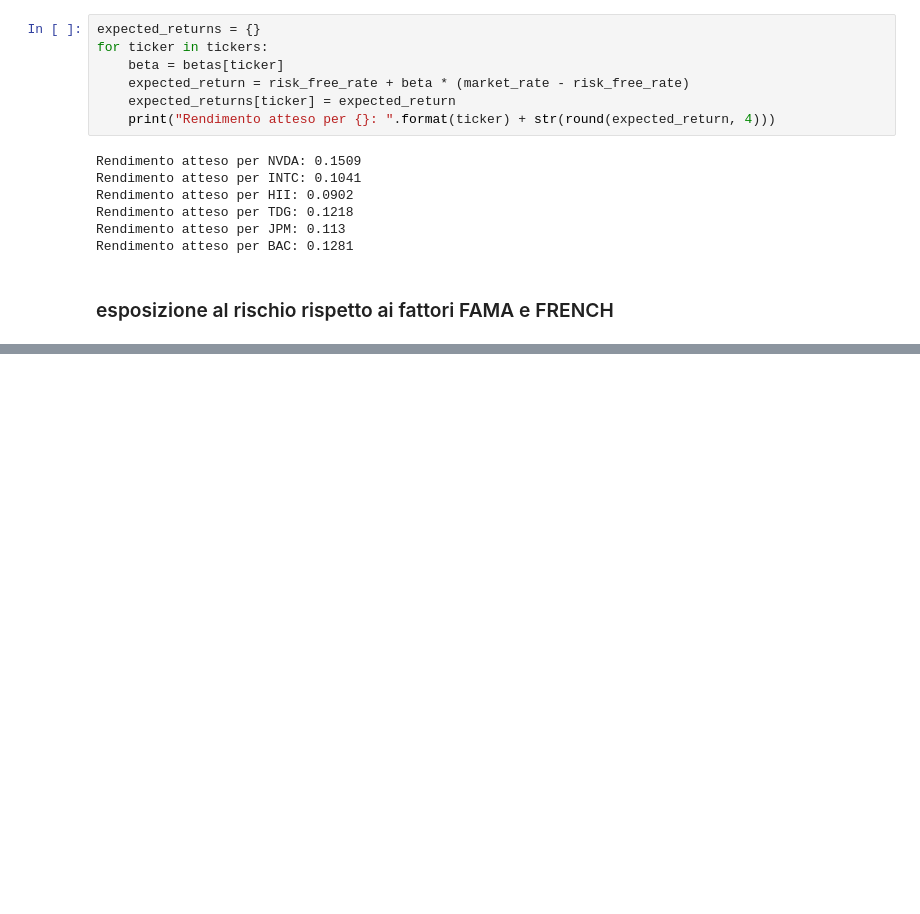
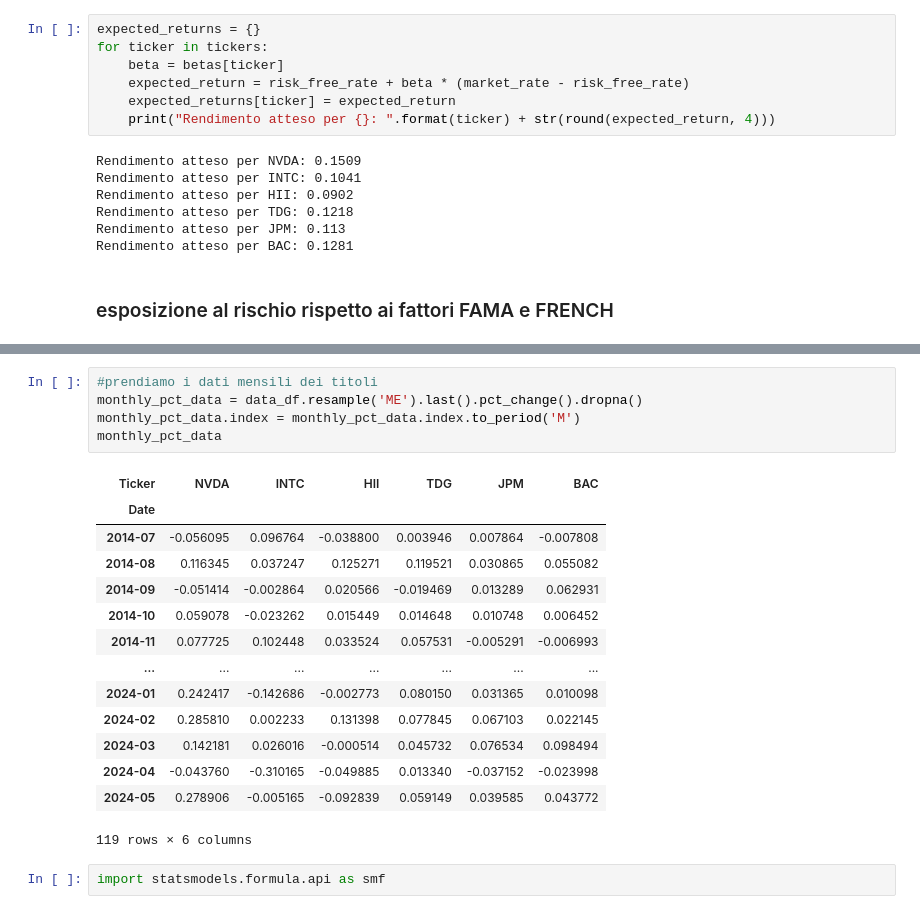
Before and after one commit to IlRickIs/BISF-project, a Jupyter notebook: project.ipynb, the cells around one changed output, grey strips where cells are left out. Saved outputs shown, nothing was run; the diff lists cells and outputs as text; blank space fills up the shorter version.

```diff
--- a/project.ipynb
+++ b/project.ipynb
@@ -871,0 +933,22 @@ Rendimento atteso per BAC: 0.1281
+# %%
+#prendiamo i dati mensili dei titoli
+monthly_pct_data = data_df.resample('ME').last().pct_change().dropna()
+monthly_pct_data.index = monthly_pct_data.index.to_period('M')
+monthly_pct_data
+# %% [output]
+| Ticker | NVDA | INTC | HII | TDG | JPM | BAC |
+| Date |  |  |  |  |  |  |
+| 2014-07 | -0.056095 | 0.096764 | -0.038800 | 0.003946 | 0.007864 | -0.007808 |
+| 2014-08 | 0.116345 | 0.037247 | 0.125271 | 0.119521 | 0.030865 | 0.055082 |
+| 2014-09 | -0.051414 | -0.002864 | 0.020566 | -0.019469 | 0.013289 | 0.062931 |
+| 2014-10 | 0.059078 | -0.023262 | 0.015449 | 0.014648 | 0.010748 | 0.006452 |
+| 2014-11 | 0.077725 | 0.102448 | 0.033524 | 0.057531 | -0.005291 | -0.006993 |
+| ... | ... | ... | ... | ... | ... | ... |
+| 2024-01 | 0.242417 | -0.142686 | -0.002773 | 0.080150 | 0.031365 | 0.010098 |
+| 2024-02 | 0.285810 | 0.002233 | 0.131398 | 0.077845 | 0.067103 | 0.022145 |
+| 2024-03 | 0.142181 | 0.026016 | -0.000514 | 0.045732 | 0.076534 | 0.098494 |
+| 2024-04 | -0.043760 | -0.310165 | -0.049885 | 0.013340 | -0.037152 | -0.023998 |
+| 2024-05 | 0.278906 | -0.005165 | -0.092839 | 0.059149 | 0.039585 | 0.043772 |
+119 rows × 6 columns
+# %%
+import statsmodels.formula.api as smf
```
Also changed, not shown: parts of 51 cells of this notebook, 1 other file.
